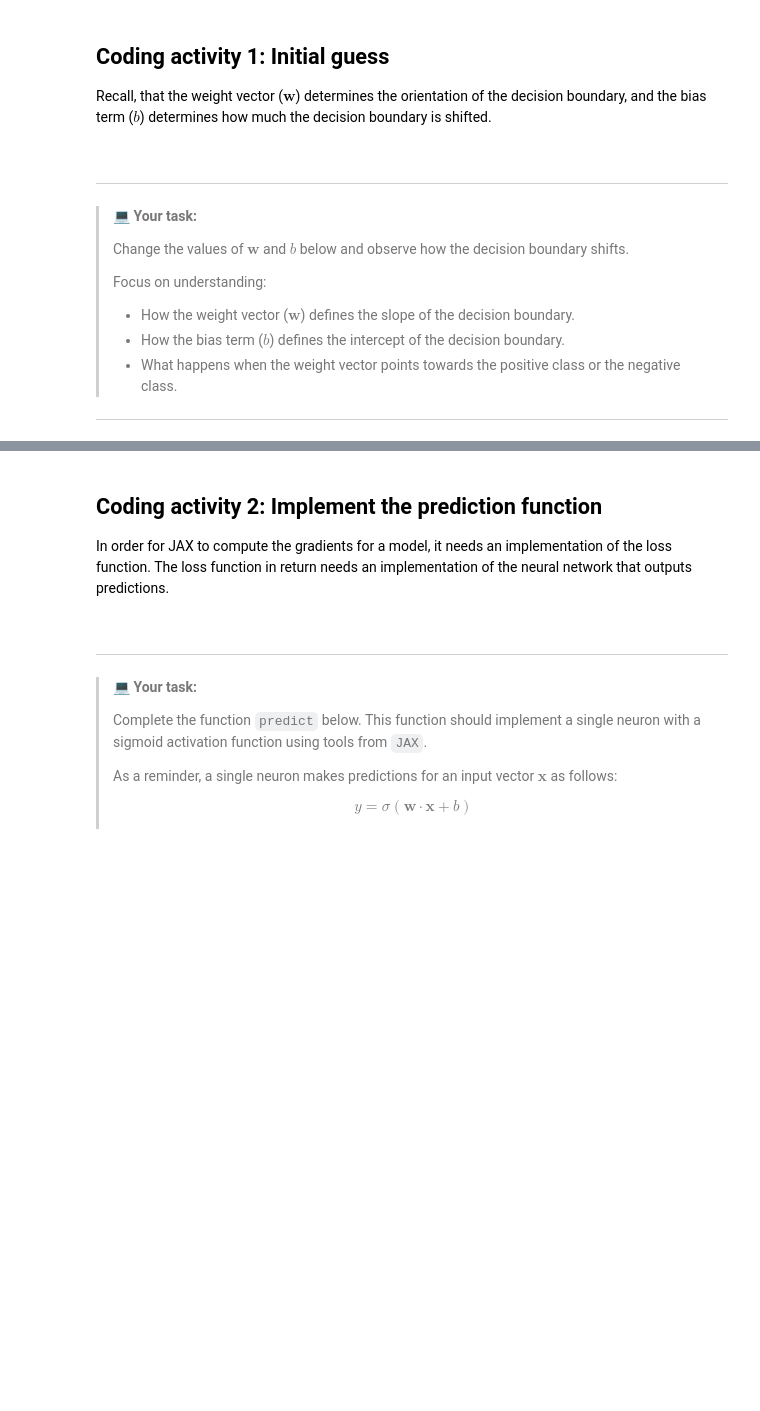
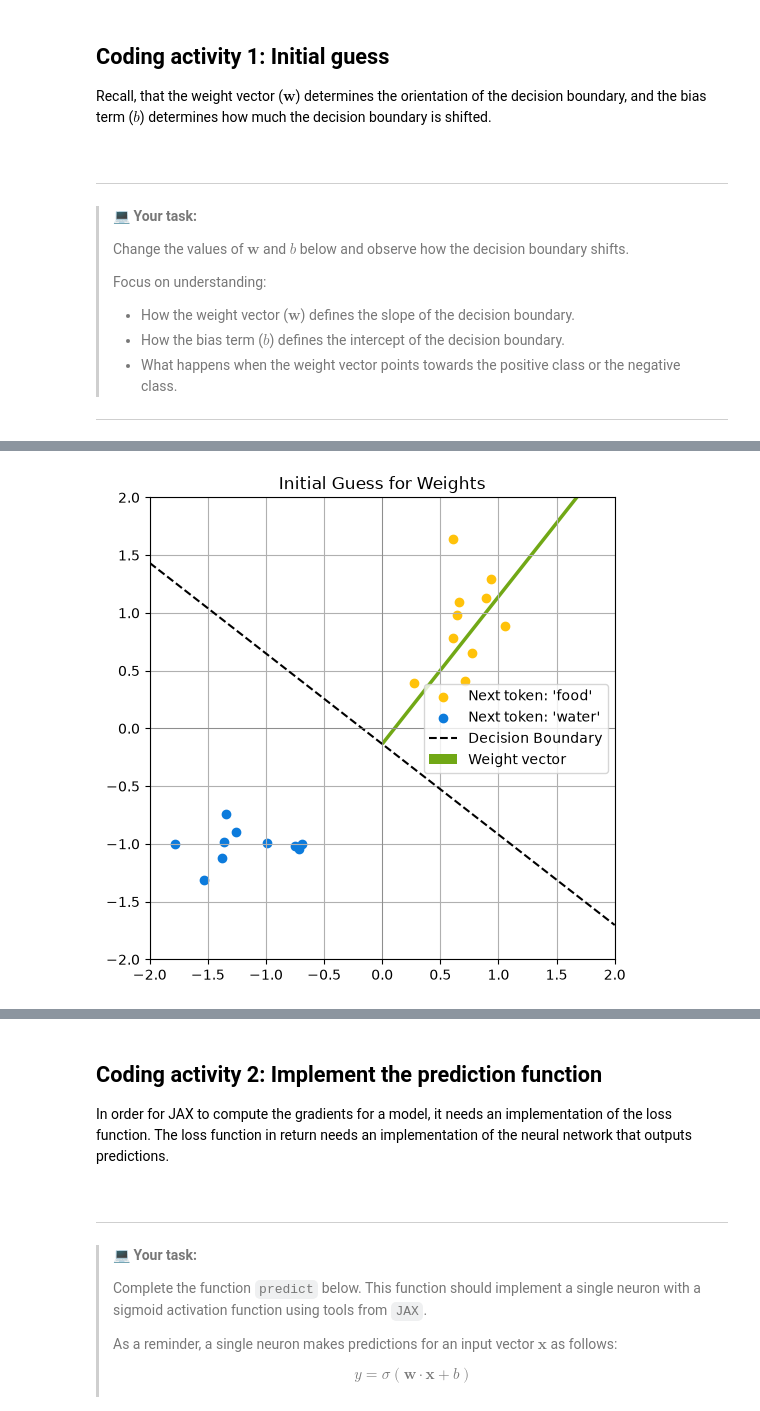
Before and after one commit to bornofdata/AI-Research-Foundations, a Jupyter notebook: DeepMinds/14_gradients.ipynb, the cells around one changed output, grey strips where cells are left out. Saved outputs shown, nothing was run; the diff lists cells and outputs as text; code cells hidden in the pictures; blank space fills up the shorter version.

Commit message:
Update weight and bias for boundary decision

```diff
--- a/DeepMinds/14_gradients.ipynb
+++ b/DeepMinds/14_gradients.ipynb
@@ -140,0 +143,15 @@ visualizations.plot_data_and_decision_boundary(
+# %%
+# Change the bias and weights here.
+b_initial_guess = jnp.array([0.5])
+w_initial_guess = jnp.array([2.9, 3.7])
+
+# Plot the initial guess for the weight vector.
+visualizations.plot_data_and_decision_boundary(
+    X_train,
+    labels,
+    weight_vector=w_initial_guess,
+    bias_term=b_initial_guess,
+    title="Initial Guess for Weights"
+)
+# %% [output]
+[figure, added]
```
Also changed, not shown: parts of 3 cells of this notebook.
